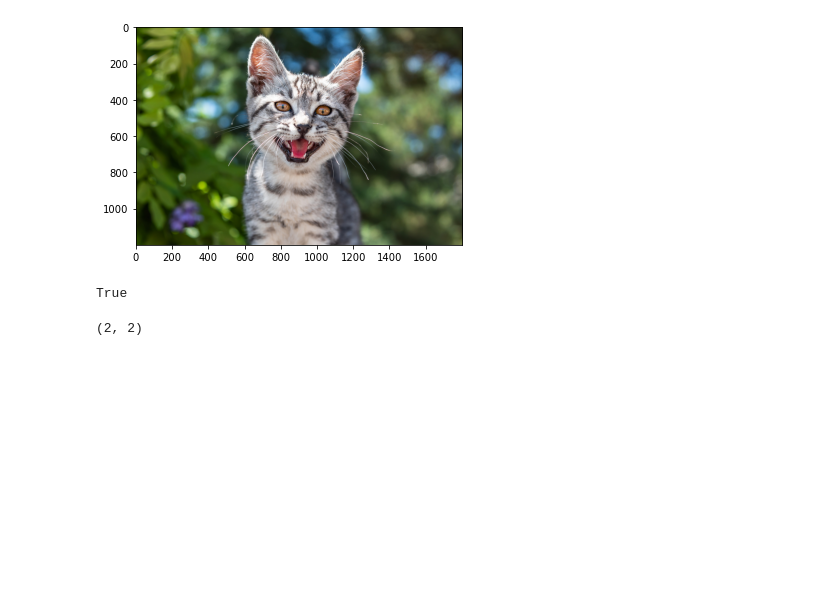
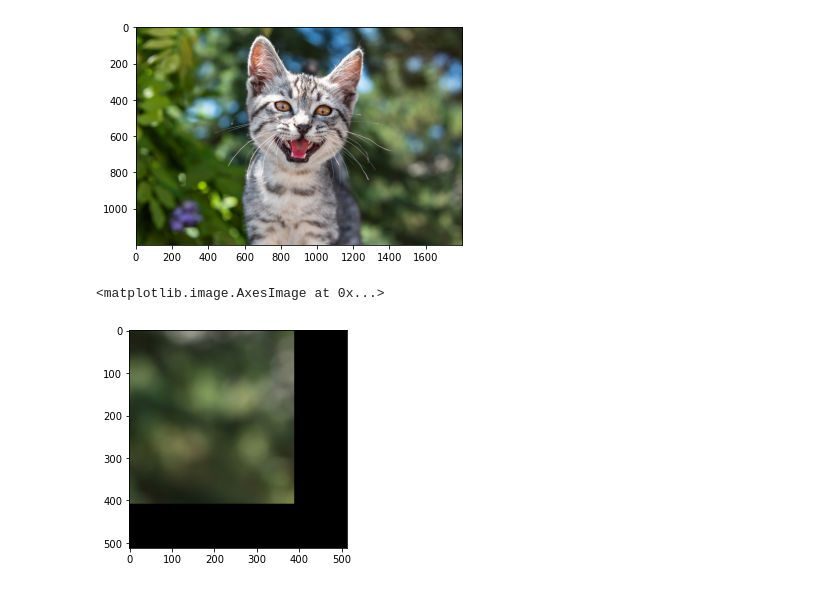
Before and after one commit to jrmullaney/ConvDiff, a Jupyter notebook: code/FoldUnfold.ipynb, the cells around one changed output. Drawn from its saved outputs; the diff is of its cells as text; code cells hidden in the pictures; blank space fills up the shorter version.

Commit message:
Added padding to splitImage to allow splitting into patches of any dimension and overlap

```diff
--- a/code/FoldUnfold.ipynb
+++ b/code/FoldUnfold.ipynb
@@ -117,8 +117,3 @@ plt.show()
 [figure]
 [figure]
 [figure]
-# %%
-x = (600)
-print(isinstance(x,int))
-# %% [output]
-True
@@ -127,7 +120,17 @@ y = x if len(x) == 2 else (x)
-# %%
-a = (12,12)
-b = (10,10)
-c = tuple(x - y for x, y in zip(a, b))
-print(c)
-# %% [output]
-(2, 2)
+# %%
+from skimage import io, transform
+import numpy as np
+import torch
+import torch.nn as nn
+from torch.nn import functional as f
+import matplotlib.pyplot as plt
+from splitImage import splitImage
+
+si = splitImage(kernel_size=512, overlap=(64,128))
+im = torch.from_numpy(np.array(io.imread('cat.jpg')))
+patches = si.split(im)
+# %%
+plt.imshow(patches[14,...].permute(1,2,0).int())
+# %% [output]
+<matplotlib.image.AxesImage at 0x...>
+[figure, added]
```
Also changed, not shown: parts of 2 cells of this notebook, 1 other file.
